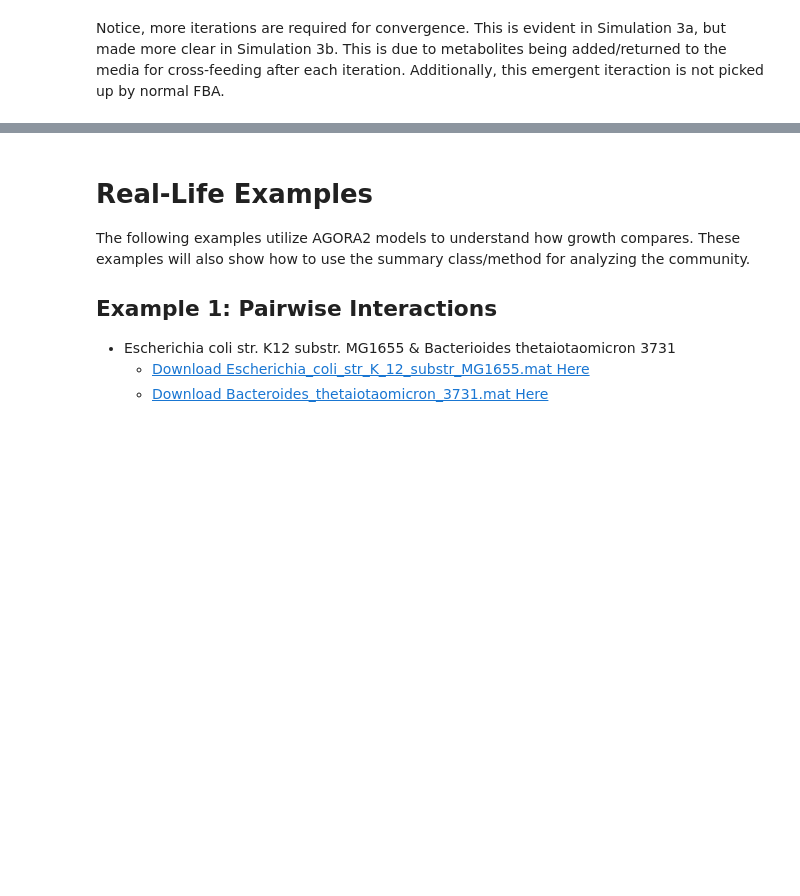
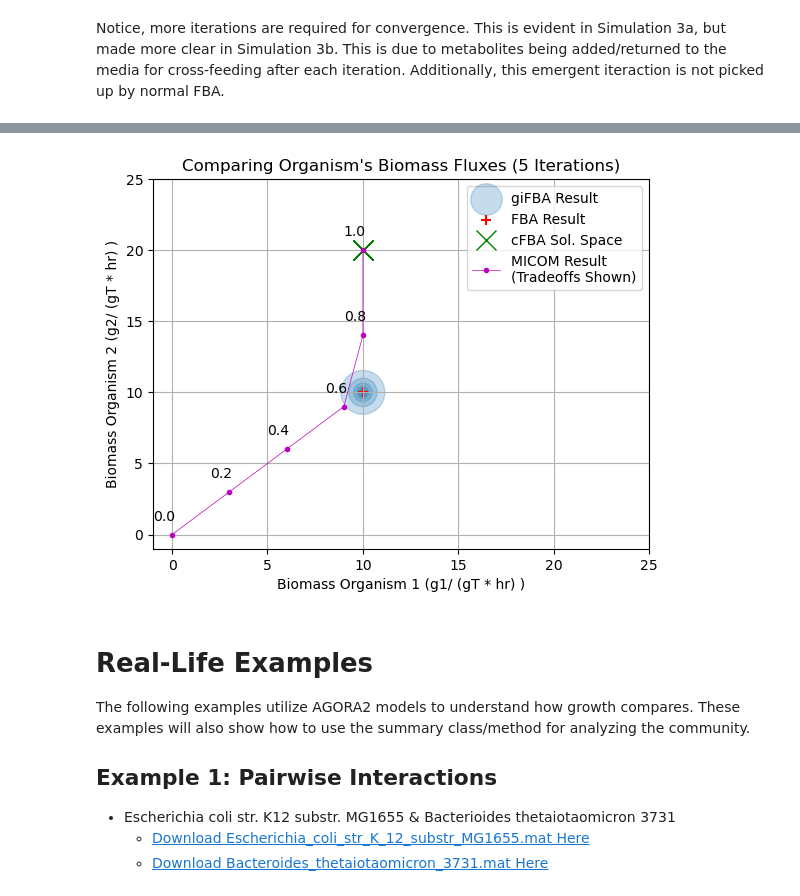
Before and after one commit to m-3-lab/iiFBA, a Jupyter notebook: Examples/gifba_utilization.ipynb, the cells around one changed output, grey strips where cells are left out. Cells and saved outputs as stored; diff of their text form; code cells hidden in the pictures; blank space fills up the shorter version.

```diff
--- a/Examples/gifba_utilization.ipynb
+++ b/Examples/gifba_utilization.ipynb
@@ -1080,6 +1104,9 @@ plt.scatter(bio1_gifba, bio2_gifba,
 
 # compared to cobrapy FBA
 models, media = gifba.utils.load_simple_models(sim) # reload models (since giFBA changed them)
+for model in models:
+	for ex in model.exchanges:
+		model.exchanges.get_by_id(ex.id).lower_bound = 0
 for ex, flux in media.items():
 	if ex in models[0].exchanges:
 		models[0].exchanges.get_by_id(ex).lower_bound = flux
@@ -1097,33 +1124,35 @@ plt.scatter(bio1_fba, bio2_fba,
 
 # compared to cFBA
 cfba = pd.read_csv(f"Simple_Models/Results/cFBA/cFBA_results_sim{sim}.csv", index_col=False)
 plt.plot(cfba["First_Org_Flux"], cfba["Second_Org_Max_Flux"],
 			color='g', marker="x", ms=15, lw=0,
 			label='cFBA Sol. Space')
 
 
 # compared to MICOM
 micom = pd.read_csv("Simple_Models/Results/micom_results.csv", index_col=0)
 plt.plot(micom.loc[sim]["Org1_growth"],micom.loc[sim]["Org2_growth"],
 			color='m',
 			marker="o",
 			lw=0.5, ms=3,
 			label='MICOM Result \n(Tradeoffs Shown)')
 for alpha_idx, bios in enumerate(zip(micom.loc[sim]["Org1_growth"], micom.loc[sim]["Org2_growth"])):
 	alpha =micom.loc[sim]["tradeoff"][alpha_idx]
 	plt.text(bios[0]-1, bios[1]+1, str(alpha))
 
 
 # annotate
 plt.title(f"Comparing Organism's Biomass Fluxes ({community.iters} Iterations)")
 plt.grid()
 plt.xlabel("Biomass Organism 1 (g1/ (gT * hr) )")
 plt.xlim(-1, 25)
 plt.ylabel("Biomass Organism 2 (g2/ (gT * hr) )")
 plt.ylim(-1, 25)
 plt.legend()
 
 plt.savefig(f"Simple_Models/Results/giFBA/gifba_sim{sim}.png")
+# %% [output]
+[figure, added]
 # %% [markdown]
 # Real-Life Examples
 The following examples utilize AGORA2 models to understand how growth compares. These examples will also show how to use the summary class/method for analyzing the community.
```
Also changed, not shown: parts of 6 cells of this notebook, 23 other files.
